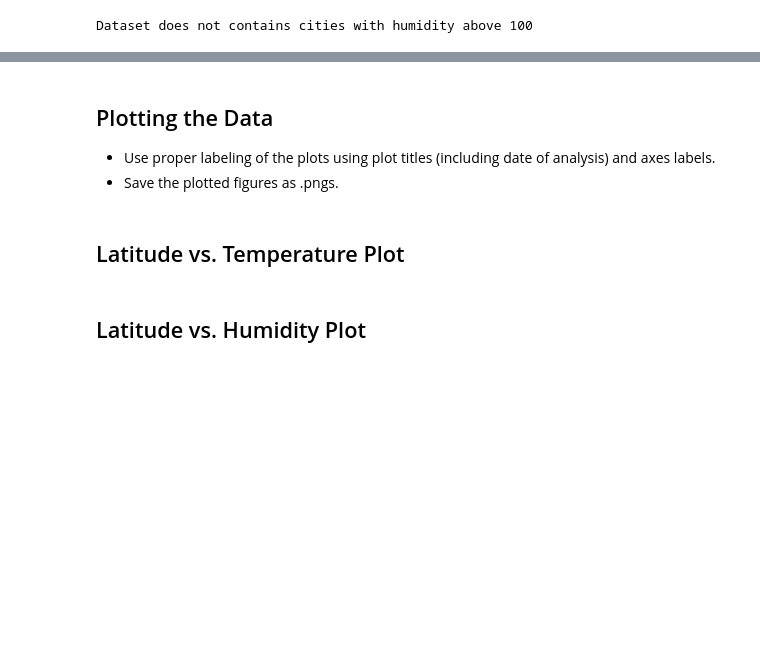
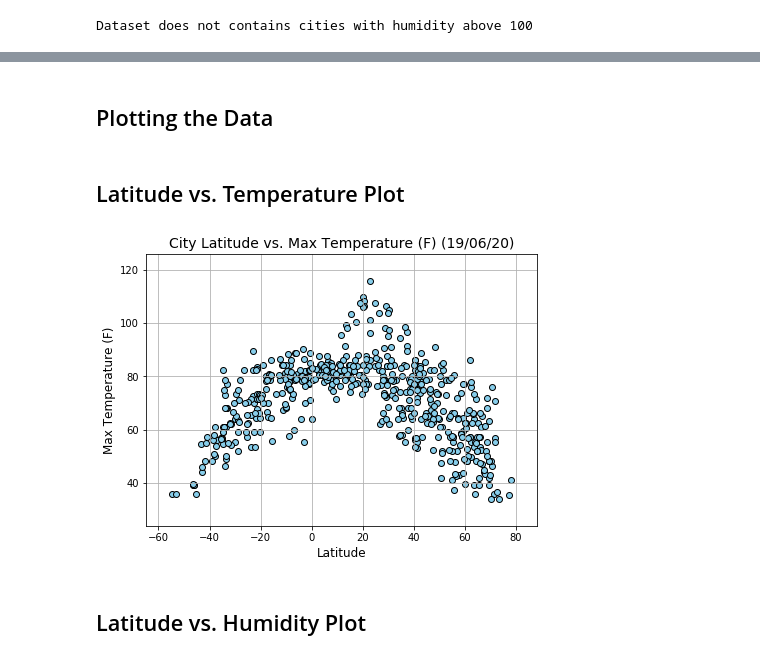
Before and after one commit to McGlash/API-Challenge, a Jupyter notebook: starter_code/WeatherPy.ipynb, the cells around one changed output, grey strips where cells are left out. Drawn from its saved outputs; the diff is of its cells as text; code cells hidden in the pictures; blank space fills up the shorter version.

```diff
--- a/starter_code/WeatherPy.ipynb
+++ b/starter_code/WeatherPy.ipynb
@@ -220,8 +236,47 @@ TypeError: 'method' object is not subscriptable
-# %% [markdown]
-## Plotting the Data
-* Use proper labeling of the plots using plot titles (including date of analysis) and axes labels.
-* Save the plotted figures as .pngs.
+# %%
+
+input_path = "../output_data/cities.csv"
+
+cleaned_city_data =pd.read_csv(input_path, delimiter=",", index_col="City_ID")
+# %% [markdown]
+## Plotting the Data
 # %% [markdown]
 ## Latitude vs. Temperature Plot
+# %%
+#create plot function
+
+def lat_plot (dataframe, variable, width, width_alt, date):
+
+    #plot
+    plt.figure(figsize=(7, 5))
+    plt.grid()
+
+    plt.scatter(dataframe["Lat"],
+                dataframe[variable],
+                facecolor='skyblue',
+                marker="o",
+                edgecolor="black")
+    #formatting
+    plt.title(f"City Latitude vs. {str(variable)} {date}", fontsize=14)
+    plt.xlabel("Latitude", fontsize=12)
+    plt.ylabel(variable, fontsize=12)
+    plt.xlim(dataframe["Lat"].min() - width,
+             dataframe["Lat"].max() + width_alt)
+    plt.ylim(dataframe[variable].min() - width,
+            dataframe[variable].max() + width)
+# %%
+#plot
+
+lat_plot (cleaned_city_data, #dataset
+          "Max Temperature (F)", #y-variable
+          10, 10, #x-lim settings
+          "(19/06/20)") #date
+
+#save as PNG file
+plt.savefig("../output_data/figure 1.PNG")
+
+plt.show()
+# %% [output]
+[figure, added]
 # %% [markdown]
 ## Latitude vs. Humidity Plot
```
Also changed, not shown: parts of 23 cells of this notebook, 18 other files.
